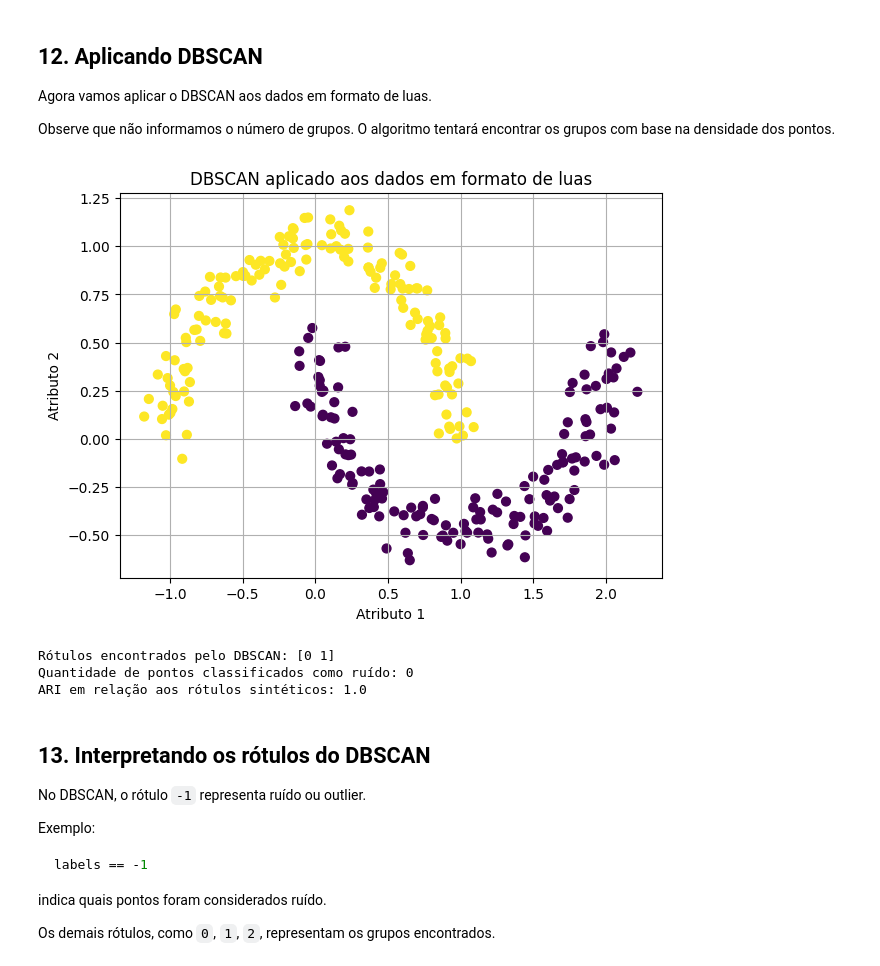
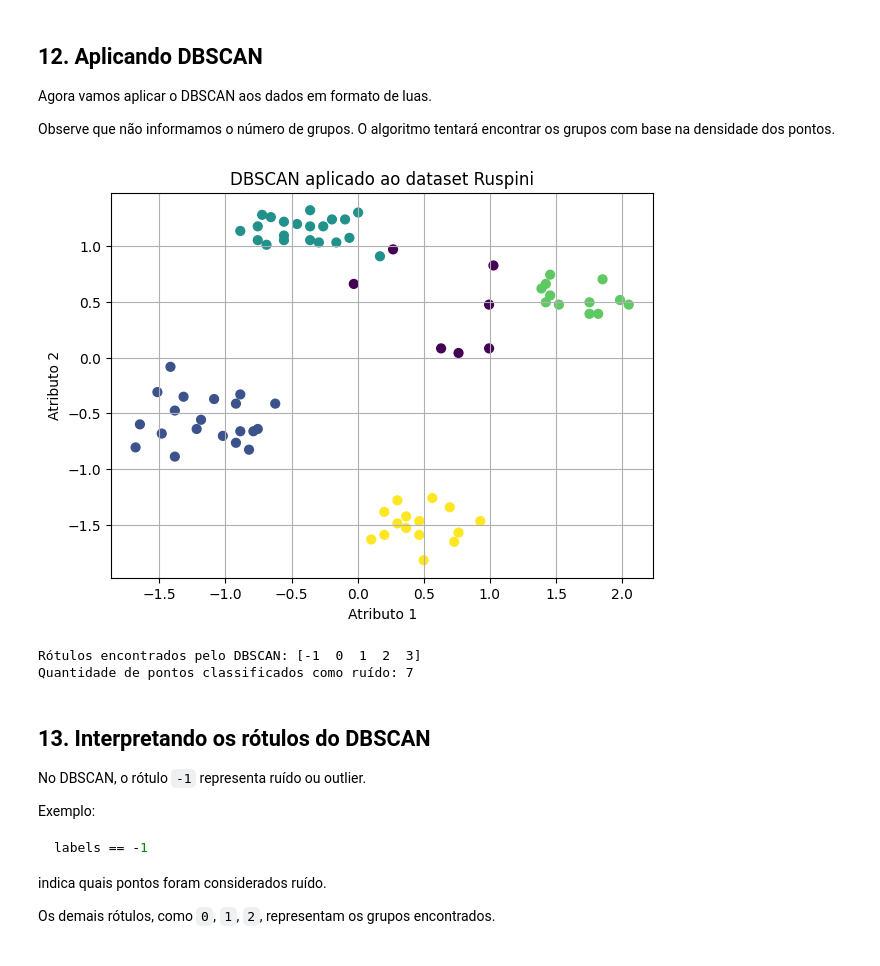
Before and after one commit to Gladistony/inteligencia-artificial-2026.1, a Jupyter notebook: Pratica 06/aula_pratica_agrupamento_kmeans_dbscan.ipynb, the cells around one changed output. Drawn from its saved outputs; the diff is of its cells as text; code cells hidden in the pictures.

```diff
--- a/Pratica 06/aula_pratica_agrupamento_kmeans_dbscan.ipynb
+++ b/Pratica 06/aula_pratica_agrupamento_kmeans_dbscan.ipynb
@@ -84,12 +85,14 @@ Primeiro, vamos criar dados artificiais com três grupos bem separados.
 
 Esse tipo de dado favorece o funcionamento do K-Means, porque os grupos têm formato aproximadamente circular e estão relativamente separados.
 # %%
-X_blobs, y_blobs = make_blobs(
-    n_samples=300,
-    centers=3,
-    cluster_std=0.8,
-    random_state=42
-)
+df = pd.read_csv('ruspini.csv')
 
-plot_clusters(X_blobs, title="Dados sintéticos sem rótulos visíveis")
+X = df[['x', 'y']].values
+
+scaler = StandardScaler()
+X_scaled = scaler.fit_transform(X)
+
+plt.scatter(X[:, 0], X[:, 1])
+plt.title("Conjunto de Dados Ruspini")
+plt.show()
 # %% [output]
@@ -156,10 +159,10 @@ Observe como a escolha de `k` afeta o resultado.
 # %%
 for k in [2, 3, 4, 5, 6]:
     model = KMeans(n_clusters=k, random_state=42, n_init=10)
-    labels = model.fit_predict(X_blobs)
+    labels = model.fit_predict(X_scaled)
 
     plot_clusters(
-        X_blobs,
+        X_scaled,
         labels=labels,
         centroids=model.cluster_centers_,
         title=f"K-Means com k={k}"
@@ -187,7 +190,7 @@ k_values = range(1, 10)
 
 for k in k_values:
     model = KMeans(n_clusters=k, random_state=42, n_init=10)
-    model.fit(X_blobs)
+    model.fit(X_scaled)
     inertias.append(model.inertia_)
 
 plt.figure(figsize=(7, 5))
@@ -323,27 +313,27 @@ Agora vamos aplicar o DBSCAN aos dados em formato de luas.
 
 Observe que não informamos o número de grupos. O algoritmo tentará encontrar os grupos com base na densidade dos pontos.
 # %%
-dbscan_moons = DBSCAN(
+dbscan_ruspini = DBSCAN(
     eps=0.3,
     min_samples=5
 )
 
-labels_dbscan_moons = dbscan_moons.fit_predict(X_moons)
+
+labels_dbscan_ruspini = dbscan_ruspini.fit_predict(X_scaled)
+
 
 plot_clusters(
-    X_moons,
-    labels=labels_dbscan_moons,
-    title="DBSCAN aplicado aos dados em formato de luas"
+    X_scaled,
+    labels=labels_dbscan_ruspini,
+    title="DBSCAN aplicado ao dataset Ruspini"
 )
 
-print("Rótulos encontrados pelo DBSCAN:", np.unique(labels_dbscan_moons))
-print("Quantidade de pontos classificados como ruído:", np.sum(labels_dbscan_moons == -1))
-print("ARI em relação aos rótulos sintéticos:", adjusted_rand_score(y_moons, labels_dbscan_moons))
+print("Rótulos encontrados pelo DBSCAN:", np.unique(labels_dbscan_ruspini))
+print("Quantidade de pontos classificados como ruído:", np.sum(labels_dbscan_ruspini == -1))
 # %% [output]
-[figure, old version]
+[figure, new version]
-Rótulos encontrados pelo DBSCAN: [0 1]
-Quantidade de pontos classificados como ruído: 0
-ARI em relação aos rótulos sintéticos: 1.0
+Rótulos encontrados pelo DBSCAN: [-1  0  1  2  3]
+Quantidade de pontos classificados como ruído: 7
 # %% [markdown]
 ## 13. Interpretando os rótulos do DBSCAN
 
```
Also changed, not shown: parts of 15 cells of this notebook, 3 other files.
